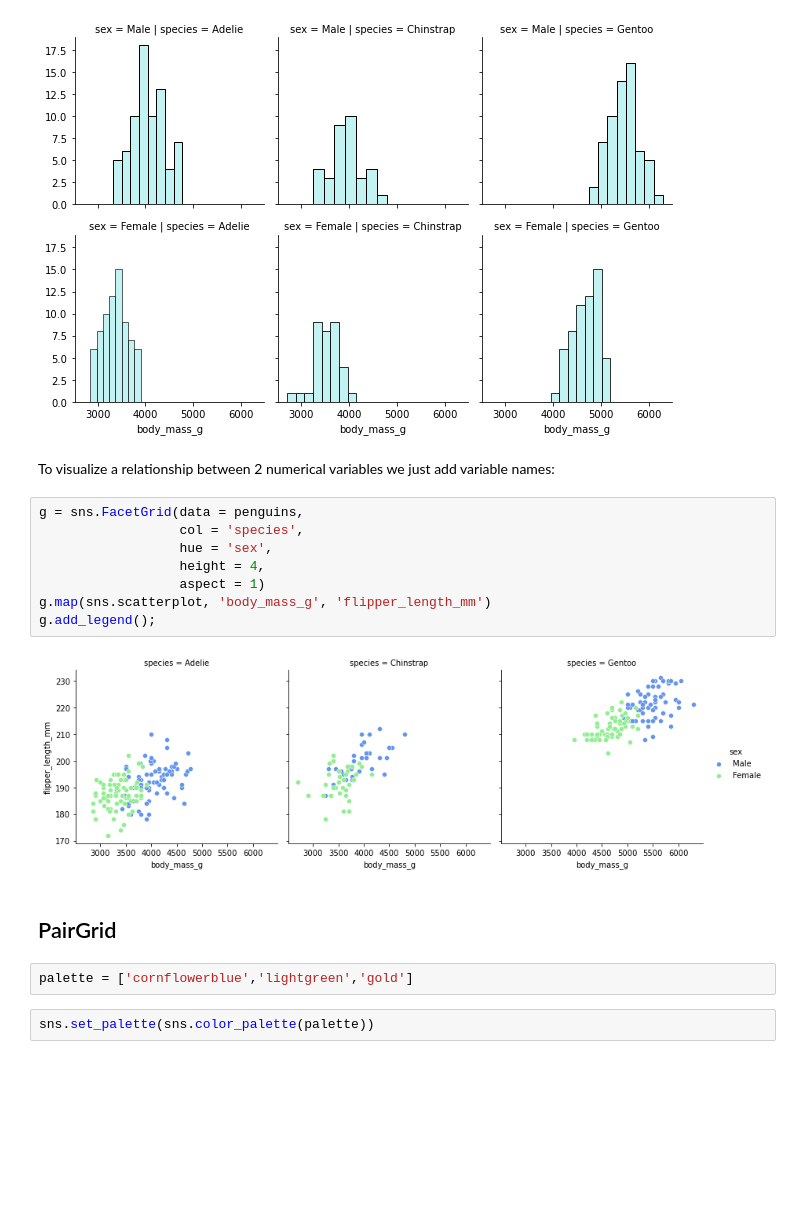
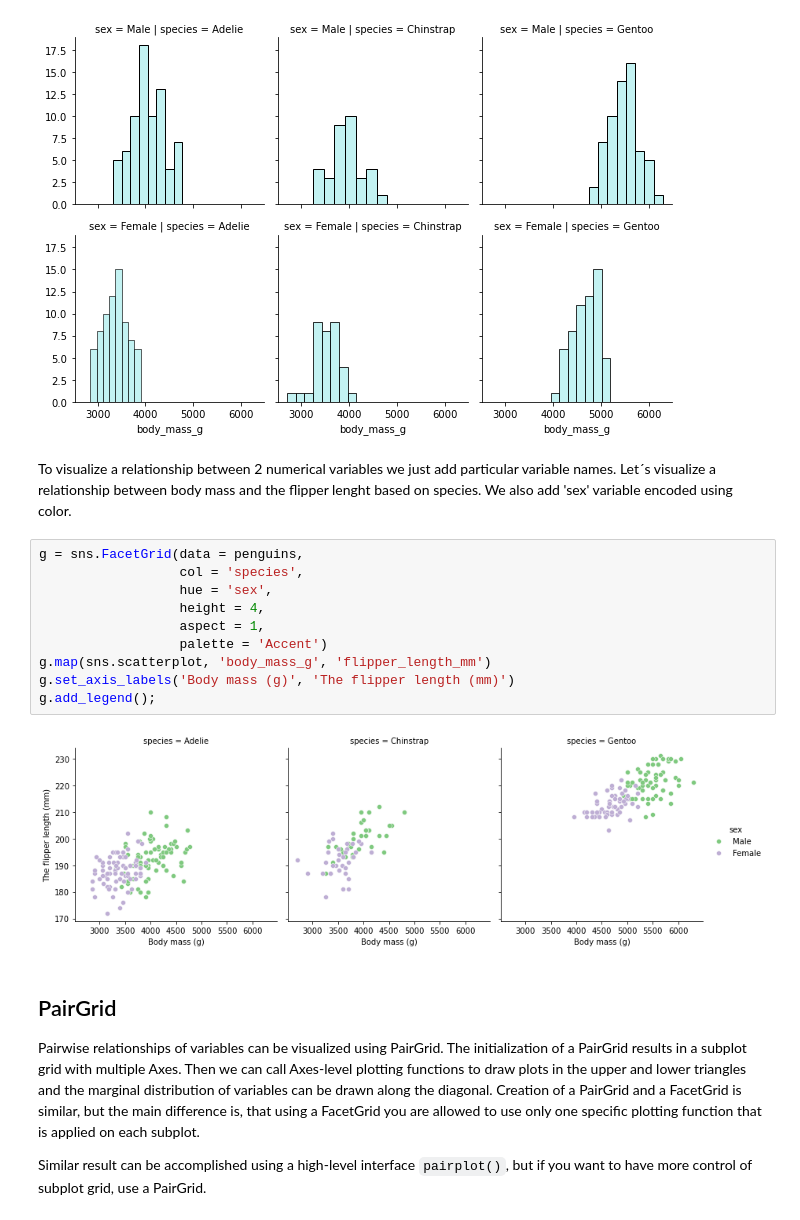
Before and after one commit to zatkopatrik/authentic-data-science, a Jupyter notebook: Jupyter_notebooks/3. Data-Visualization/3_4_15 Multivariate visualizations with Seaborn.ipynb, the cells around one changed output. Cells and saved outputs as stored; diff of their text form; blank space fills up the shorter version.

Commit message:
PairGrid
Introduction

```diff
--- a/Jupyter_notebooks/3. Data-Visualization/3_4_15 Multivariate visualizations with Seaborn.ipynb
+++ b/Jupyter_notebooks/3. Data-Visualization/3_4_15 Multivariate visualizations with Seaborn.ipynb
@@ -123,20 +123,22 @@ g.map(sns.histplot, 'body_mass_g', color = 'paleturquoise');
 # %% [output]
 [figure]
 # %% [markdown]
-To visualize a relationship between 2 numerical variables we just add variable names:
+To visualize a relationship between 2 numerical variables we just add particular variable names. Let´s visualize a relationship between body mass and the flipper lenght based on species. We also add 'sex' variable encoded using color.
 # %%
 g = sns.FacetGrid(data = penguins,
                   col = 'species',
                   hue = 'sex',
                   height = 4,
-                  aspect = 1)
+                  aspect = 1,
+                  palette = 'Accent')
 g.map(sns.scatterplot, 'body_mass_g', 'flipper_length_mm')
+g.set_axis_labels('Body mass (g)', 'The flipper length (mm)')
 g.add_legend();
 # %% [output]
-[figure, old version]
+[figure, new version]
-# %% [markdown]
-## PairGrid
-# %%
-palette = ['cornflowerblue','lightgreen','gold']
-# %%
-sns.set_palette(sns.color_palette(palette))
+# %% [markdown]
+## PairGrid
+
+Pairwise relationships of variables can be visualized using PairGrid. The initialization of a PairGrid results in a subplot grid with multiple Axes. Then we can call Axes-level plotting functions to draw plots in the upper and lower triangles and the marginal distribution of variables can be drawn along the diagonal. Creation of a PairGrid and a FacetGrid is similar, but the main difference is, that using a FacetGrid you are allowed to use only one specific plotting function that is applied on each subplot.
+
+Similar result can be accomplished using a high-level interface `pairplot()`, but if you want to have more control of subplot grid, use a PairGrid.
```
Also changed, not shown: parts of 2 cells of this notebook.
